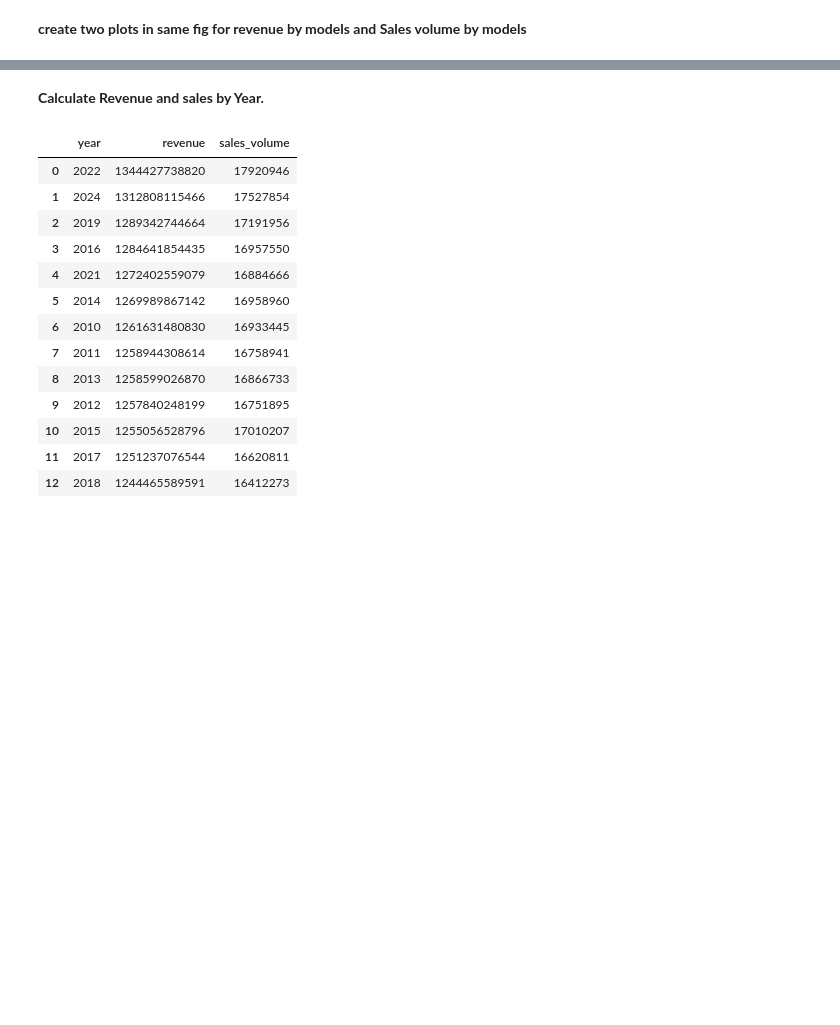
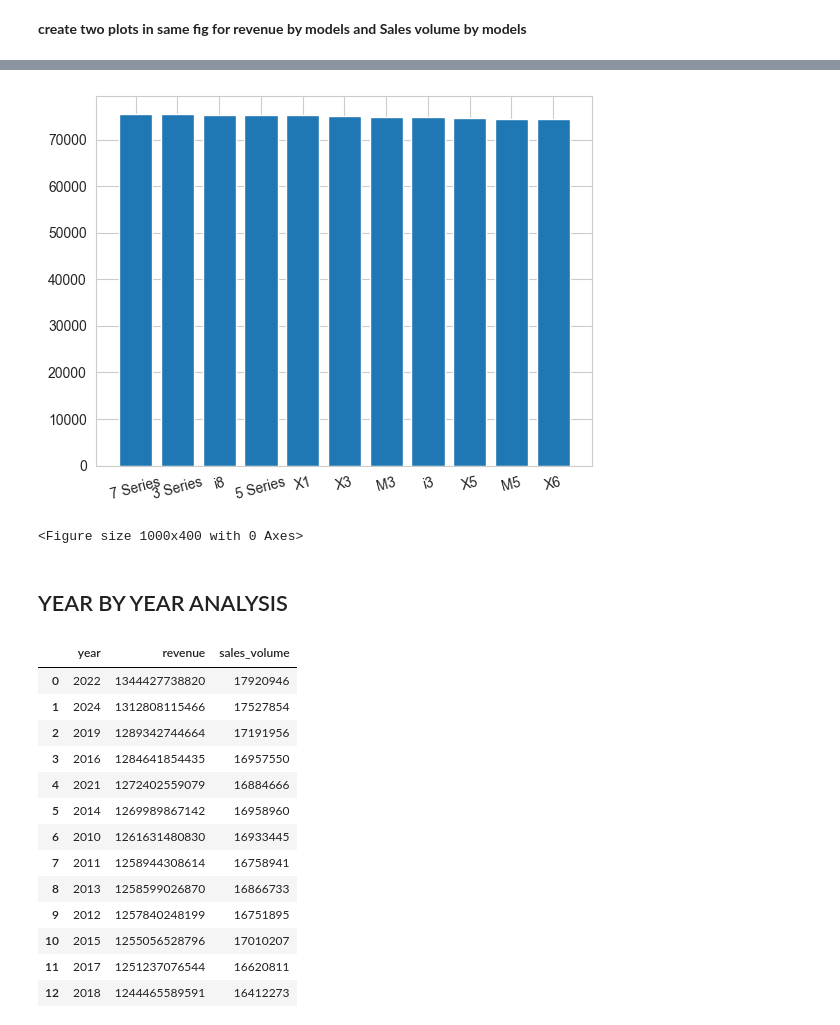
Before and after one commit to iamdrmeka/bmw_sales, a Jupyter notebook: bmw.ipynb, the cells around one changed output, grey strips where cells are left out. Cells and saved outputs as stored; diff of their text form; code cells hidden in the pictures; blank space fills up the shorter version.

```diff
--- a/bmw.ipynb
+++ b/bmw.ipynb
@@ -156,5 +157,19 @@ fig.tight_layout()
-# %% [markdown]
-**Calculate Revenue and sales by Year.**
+# %%
+#AVERAGE PRICE PER MODEL
+
+model_price = df.groupby('model')['price_usd'].mean().reset_index().sort_values(by='price_usd', ascending=False)
+# %%
+
+plt.bar(model_price['model'], model_price['price_usd'])
+plt.xticks(rotation=15)
+plt.figure(figsize=(10,4))
+plt.tight_layout()
+plt.show()
+# %% [output]
+[figure, added]
+<Figure size 1000x400 with 0 Axes>
+# %% [markdown]
+## YEAR BY YEAR ANALYSIS
 # %%
 yearly_trends = df.groupby('year')[['revenue', 'sales_volume']].sum().sort_values(by='revenue', ascending=False).reset_index()
 yearly_trends['year'].astype(str)
```
Also changed, not shown: parts of 52 cells of this notebook, 23 other files.
